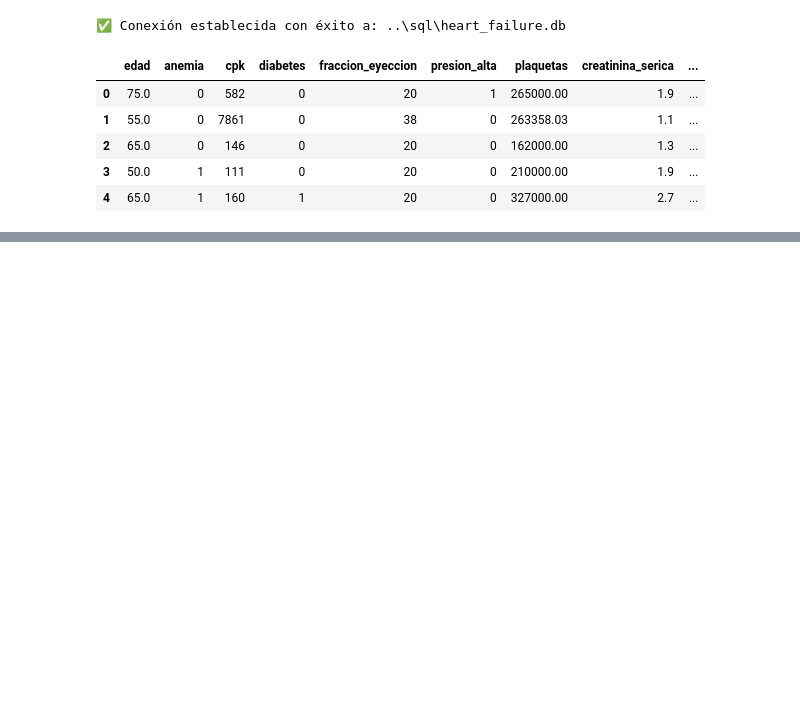
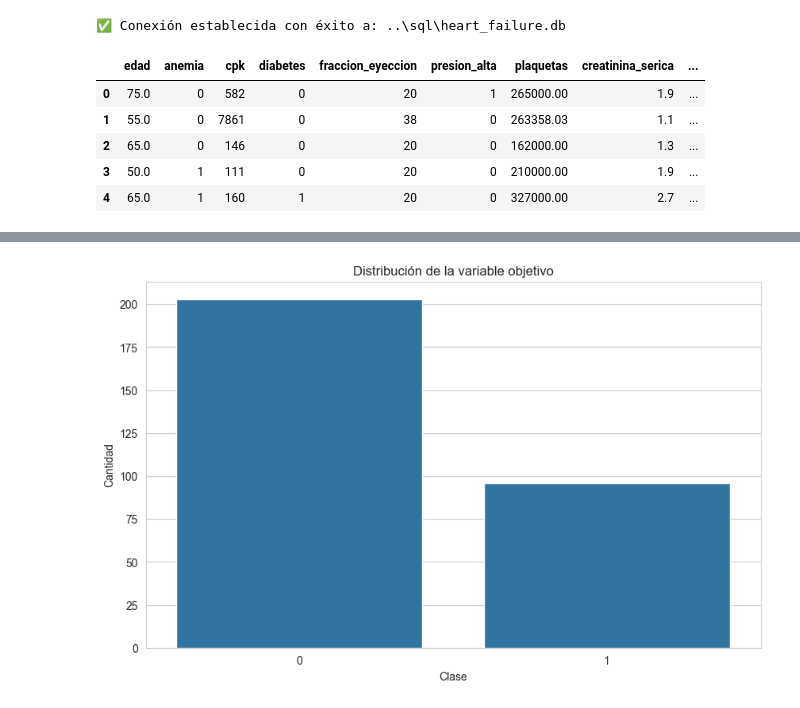
Before and after one commit to matiasgianotti/InsuficienciaCardiaca, a Jupyter notebook: notebooks/Analisis_exploratorio.ipynb, the cells around one changed output, grey strips where cells are left out. Cells and saved outputs as stored; diff of their text form; code cells hidden in the pictures; blank space fills up the shorter version.

```diff
--- a/notebooks/Analisis_exploratorio.ipynb
+++ b/notebooks/Analisis_exploratorio.ipynb
@@ -34,0 +37,13 @@ df_check.head()
+# %%
+# 1. Definimos la query para traer TODO el contenido de la tabla
+query = "SELECT * FROM pacientes"
+
+# 2. Ejecutamos la query y lo guardamos en la variable 'df'
+df = pd.read_sql_query(query, conn)
+
+# 3. Verificamos las dimensiones
+# Deberías ver (299, 13) si todo salió bien
+print(f"Dimensiones del dataset: {df.shape}")
+
+# 4. Mostramos las primeras filas para confirmar
+df.head()
@@ -34,0 +88,9 @@ df_check.head()
+# %%
+#Vemos la distribucion de la target. Está muy desbalanceado, tener en cuenta esto para las metricas
+sns.countplot(x='muerte', data=df)
+plt.title("Distribución de la variable objetivo")
+plt.xlabel("Clase")
+plt.ylabel("Cantidad")
+plt.show()
+# %% [output]
+[figure, added]
```
Also changed, not shown: parts of 13 cells of this notebook.
